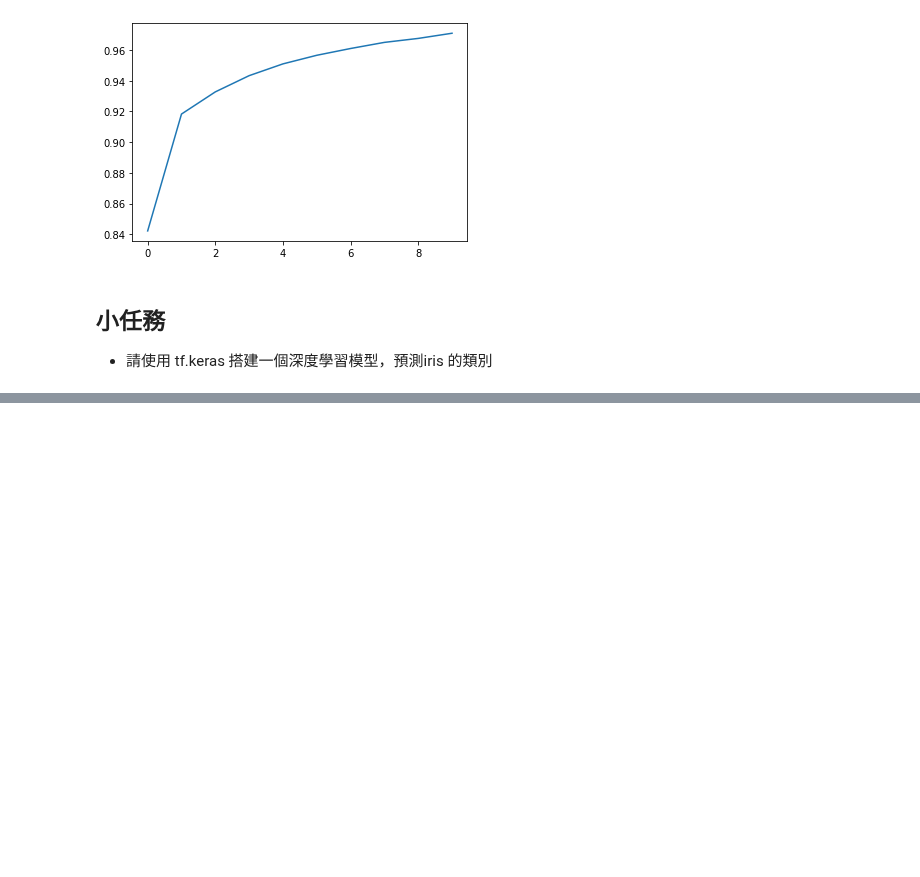
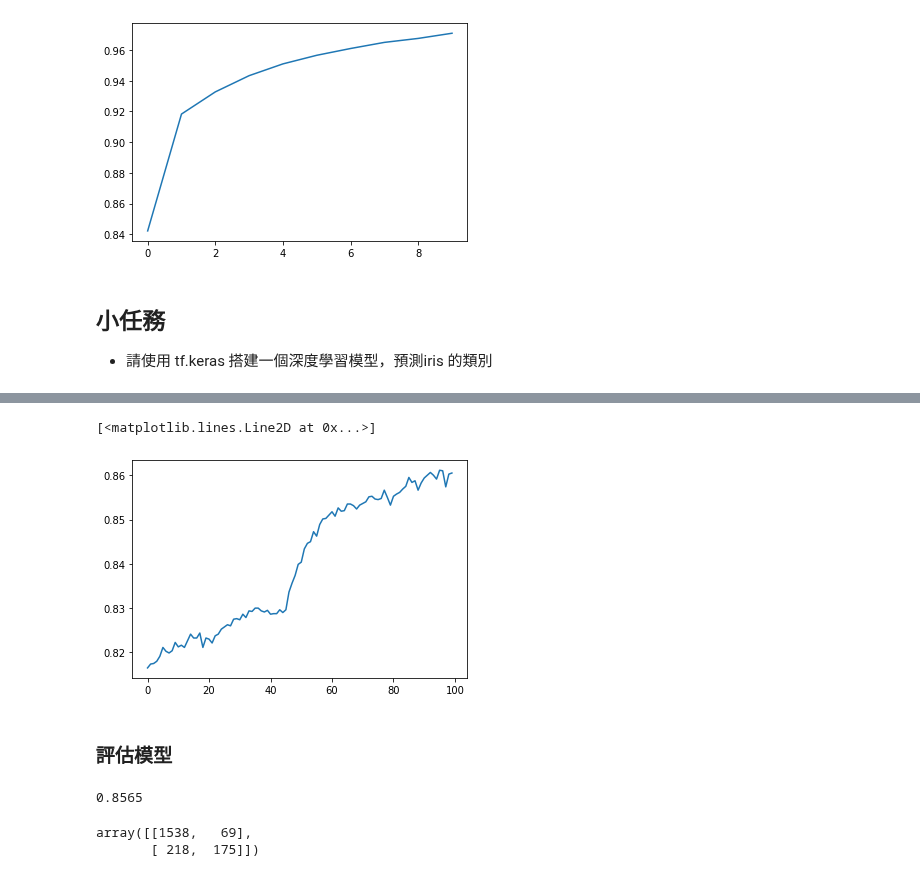
Before and after one commit to ywchiu/taipeifubon, a Jupyter notebook: Demo20200505.ipynb, the cells around one changed output, grey strips where cells are left out. Drawn from its saved outputs; the diff is of its cells as text; code cells hidden in the pictures; blank space fills up the shorter version.

```diff
--- a/Demo20200505.ipynb
+++ b/Demo20200505.ipynb
@@ -113,0 +343,9 @@ plt.plot(range(len(history.history.get('accuracy'))), history.history.get('accur
+# %%
+
+from matplotlib import pyplot as plt
+plt.plot(range(len(history.history.get('accuracy'))), history.history.get('accuracy'))
+# %% [output]
+[<matplotlib.lines.Line2D at 0x...>]
+[figure, added]
+# %% [markdown]
+### 評估模型
@@ -113,0 +356,10 @@ plt.plot(range(len(history.history.get('accuracy'))), history.history.get('accur
+# %%
+from sklearn.metrics import accuracy_score, confusion_matrix
+accuracy_score(test_y, pred_y)
+# %% [output]
+0.8565
+# %%
+confusion_matrix(test_y, pred_y)
+# %% [output]
+array([[1538,   69],
+       [ 218,  175]])
```
Also changed, not shown: parts of 51 cells of this notebook.
